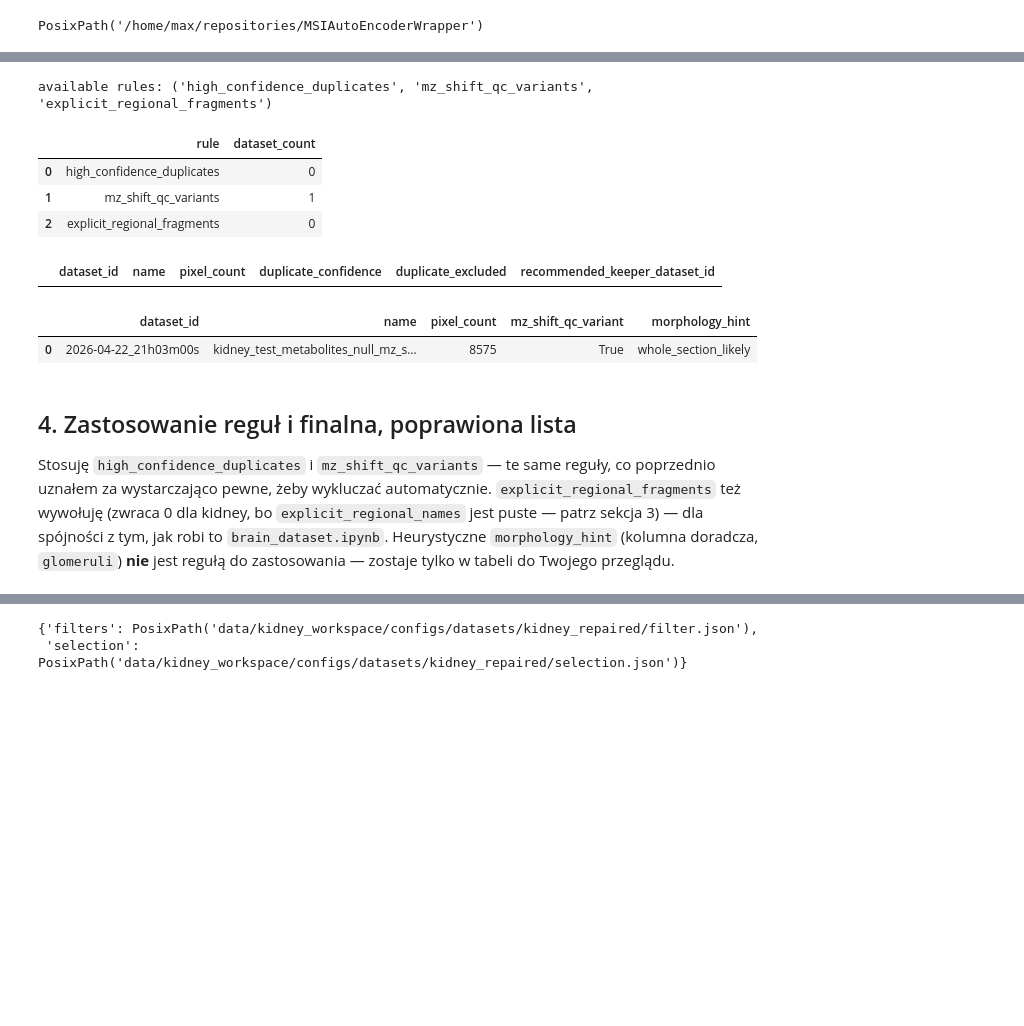
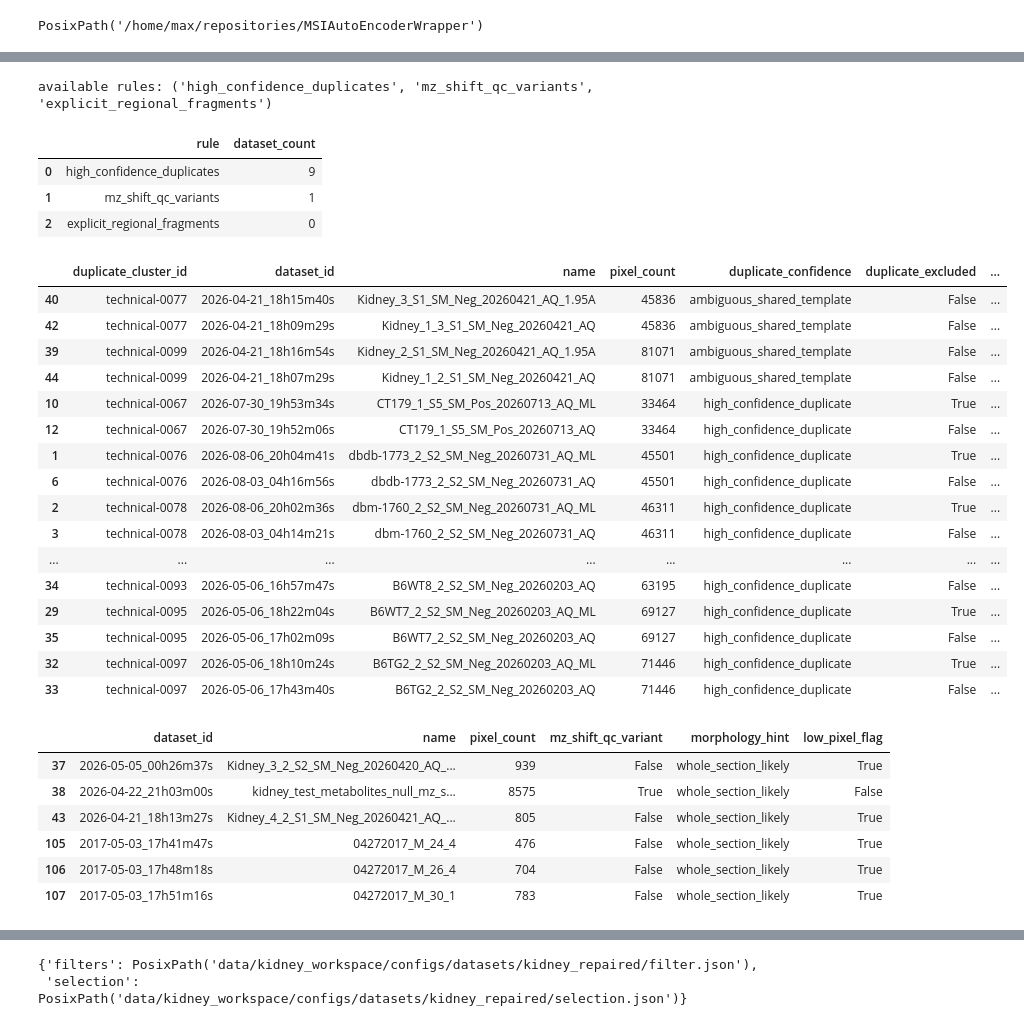
Before and after one commit to maxi7524/MSIAutoEncoderWrapper, a Jupyter notebook: assets/datasets_query/kidney_dataset_repaired.ipynb, the cells around one changed output, grey strips where cells are left out. Drawn from its saved outputs; the diff is of its cells as text; code cells hidden in the pictures; blank space fills up the shorter version.

Commit message:
Repaired datasets, inlcude other condition (N/A and None) and remove duplicated realted to same imgs but iwth different params

```diff
--- a/assets/datasets_query/kidney_dataset_repaired.ipynb
+++ b/assets/datasets_query/kidney_dataset_repaired.ipynb
@@ -109,36 +138,53 @@ Jedno wywołanie zastępuje całą poprzednią, ręcznie pisaną sekcję 2/2b/3:
 # %%
 kidney_profile = DatasetReviewProfile(
-    low_pixel_threshold=None,  # kidney's pool minimum is 5025 px -- no outliers to flag, see prior audit
+    low_pixel_threshold=1000,  # v2 used None, calibrated to the narrower 60-record Wildtype-only pool; see markdown
     morphology_pattern=r"(?:cortex|medulla|papilla|pelvis|calyx|glomerul)",
-    explicit_regional_names=frozenset(),  # no user-confirmed explicit fragments for kidney (unlike brain)
+    explicit_regional_names=frozenset(),
 )
 review = explorer.review_current(profile=kidney_profile)
 
 print("available rules:", review.available_rules)
 display(review.summary())
 
 display(
     review.table.loc[
         review.table["duplicate_cluster_size"] > 1,
-        ["dataset_id", "name", "pixel_count", "duplicate_confidence", "duplicate_excluded", "recommended_keeper_dataset_id"],
-    ]
+        ["duplicate_cluster_id", "dataset_id", "name", "pixel_count", "duplicate_confidence", "duplicate_excluded", "recommended_keeper_dataset_id"],
+    ].sort_values(["duplicate_confidence", "duplicate_cluster_id"])
 )
 display(
     review.table.loc[
-        review.table["mz_shift_qc_variant"] | review.table["morphology_hint"].eq("regional_or_microregion"),
-        ["dataset_id", "name", "pixel_count", "mz_shift_qc_variant", "morphology_hint"],
+        review.table["mz_shift_qc_variant"] | review.table["morphology_hint"].eq("regional_or_microregion") | review.table["low_pixel_flag"],
+        ["dataset_id", "name", "pixel_count", "mz_shift_qc_variant", "morphology_hint", "low_pixel_flag"],
     ]
 )
 # %% [output]
 available rules: ('high_confidence_duplicates', 'mz_shift_qc_variants', 'explicit_regional_fragments')
 |  | rule | dataset_count |
-| 0 | high_confidence_duplicates | 0 |
+| 0 | high_confidence_duplicates | 9 |
 | 1 | mz_shift_qc_variants | 1 |
 | 2 | explicit_regional_fragments | 0 |
-|  | dataset_id | name | pixel_count | duplicate_confidence | duplicate_excluded | recommended_keeper_dataset_id |
+|  | duplicate_cluster_id | dataset_id | name | pixel_count | duplicate_confidence | duplicate_excluded | ... |
+| 40 | technical-0077 | 2026-04-21_18h15m40s | Kidney_3_S1_SM_Neg_20260421_AQ_1.95A | 45836 | ambiguous_shared_template | False | ... |
+| 42 | technical-0077 | 2026-04-21_18h09m29s | Kidney_1_3_S1_SM_Neg_20260421_AQ | 45836 | ambiguous_shared_template | False | ... |
+| 39 | technical-0099 | 2026-04-21_18h16m54s | Kidney_2_S1_SM_Neg_20260421_AQ_1.95A | 81071 | ambiguous_shared_template | False | ... |
+| 44 | technical-0099 | 2026-04-21_18h07m29s | Kidney_1_2_S1_SM_Neg_20260421_AQ | 81071 | ambiguous_shared_template | False | ... |
+| 10 | technical-0067 | 2026-07-30_19h53m34s | CT179_1_S5_SM_Pos_20260713_AQ_ML | 33464 | high_confidence_duplicate | True | ... |
+| 12 | technical-0067 | 2026-07-30_19h52m06s | CT179_1_S5_SM_Pos_20260713_AQ | 33464 | high_confidence_duplicate | False | ... |
+| 1 | technical-0076 | 2026-08-06_20h04m41s | dbdb-1773_2_S2_SM_Neg_20260731_AQ_ML | 45501 | high_confidence_duplicate | True | ... |
+| 6 | technical-0076 | 2026-08-03_04h16m56s | dbdb-1773_2_S2_SM_Neg_20260731_AQ | 45501 | high_confidence_duplicate | False | ... |
+| 2 | technical-0078 | 2026-08-06_20h02m36s | dbm-1760_2_S2_SM_Neg_20260731_AQ_ML | 46311 | high_confidence_duplicate | True | ... |
+| 3 | technical-0078 | 2026-08-03_04h14m21s | dbm-1760_2_S2_SM_Neg_20260731_AQ | 46311 | high_confidence_duplicate | False | ... |
+| ... | ... | ... | ... | ... | ... | ... | ... |
+| 34 | technical-0093 | 2026-05-06_16h57m47s | B6WT8_2_S2_SM_Neg_20260203_AQ | 63195 | high_confidence_duplicate | False | ... |
+| 29 | technical-0095 | 2026-05-06_18h22m04s | B6WT7_2_S2_SM_Neg_20260203_AQ_ML | 69127 | high_confidence_duplicate | True | ... |
+| 35 | technical-0095 | 2026-05-06_17h02m09s | B6WT7_2_S2_SM_Neg_20260203_AQ | 69127 | high_confidence_duplicate | False | ... |
+| 32 | technical-0097 | 2026-05-06_18h10m24s | B6TG2_2_S2_SM_Neg_20260203_AQ_ML | 71446 | high_confidence_duplicate | True | ... |
+| 33 | technical-0097 | 2026-05-06_17h43m40s | B6TG2_2_S2_SM_Neg_20260203_AQ | 71446 | high_confidence_duplicate | False | ... |
-|  | dataset_id | name | pixel_count | mz_shift_qc_variant | morphology_hint |
-| 0 | 2026-04-22_21h03m00s | kidney_test_metabolites_null_mz_s... | 8575 | True | whole_section_likely |
+|  | dataset_id | name | pixel_count | mz_shift_qc_variant | morphology_hint | low_pixel_flag |
+| 37 | 2026-05-05_00h26m37s | Kidney_3_2_S2_SM_Neg_20260420_AQ_... | 939 | False | whole_section_likely | True |
+| 38 | 2026-04-22_21h03m00s | kidney_test_metabolites_null_mz_s... | 8575 | True | whole_section_likely | False |
+| 43 | 2026-04-21_18h13m27s | Kidney_4_2_S1_SM_Neg_20260421_AQ_... | 805 | False | whole_section_likely | True |
+| 105 | 2017-05-03_17h41m47s | 04272017_M_24_4 | 476 | False | whole_section_likely | True |
+| 106 | 2017-05-03_17h48m18s | 04272017_M_26_4 | 704 | False | whole_section_likely | True |
+| 107 | 2017-05-03_17h51m16s | 04272017_M_30_1 | 783 | False | whole_section_likely | True |
-# %% [markdown]
-## 4. Zastosowanie reguł i finalna, poprawiona lista
-
-Stosuję `high_confidence_duplicates` i `mz_shift_qc_variants` — te same reguły, co poprzednio uznałem za wystarczająco pewne, żeby wykluczać automatycznie. `explicit_regional_fragments` też wywołuję (zwraca 0 dla kidney, bo `explicit_regional_names` jest puste — patrz sekcja 3) — dla spójności z tym, jak robi to `brain_dataset.ipynb`. Heurystyczne `morphology_hint` (kolumna doradcza, `glomeruli`) **nie** jest regułą do zastosowania — zostaje tylko w tabeli do Twojego przeglądu.
```
Also changed, not shown: parts of 18 cells of this notebook, 6 other files.
